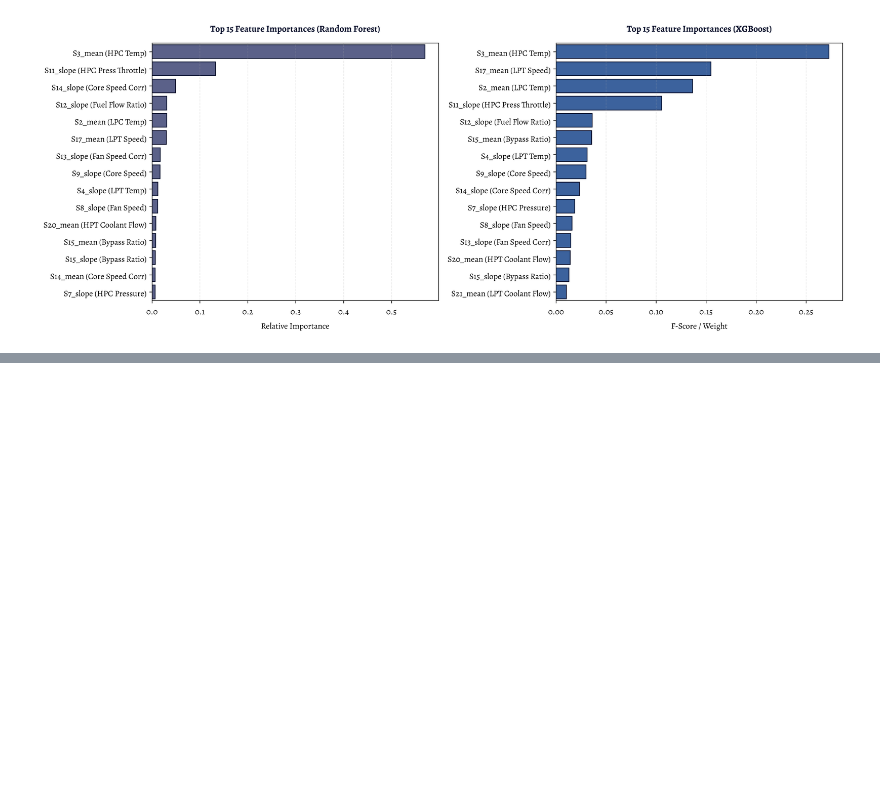
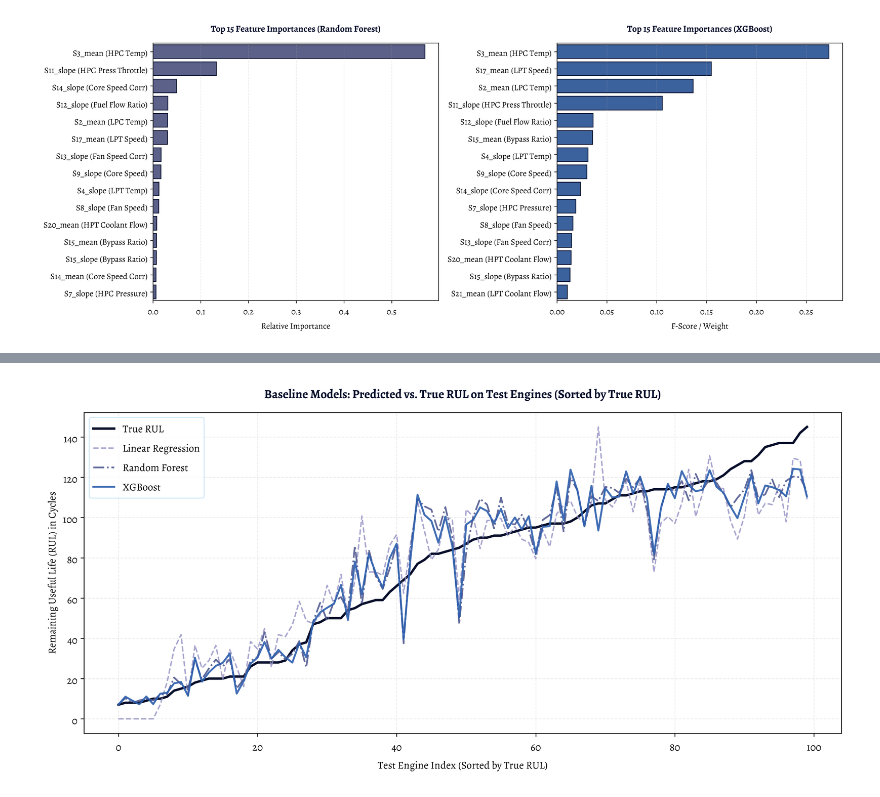
Before and after one commit to hamza-ihind/RulTurbine, a Jupyter notebook: notebooks/02_baseline_model.ipynb, the cells around one changed output, grey strips where cells are left out. Cells and saved outputs as stored; diff of their text form; code cells hidden in the pictures; blank space fills up the shorter version.

```diff
--- a/notebooks/02_baseline_model.ipynb
+++ b/notebooks/02_baseline_model.ipynb
@@ -244,0 +243,24 @@ In the next notebook (**03_deep_model.ipynb**), we will build a deep LSTM sequen
+# %%
+plt.figure(figsize=(12, 6), dpi=300)
+
+# Sort test engines by true RUL
+sort_idx = np.argsort(y_test)
+sorted_true = y_test[sort_idx]
+sorted_lr = lr_pred_test[sort_idx]
+sorted_rf = rf_pred_test[sort_idx]
+sorted_xgb = xgb_pred_test[sort_idx]
+
+plt.plot(sorted_true, label='True RUL', color='#070F2B', linewidth=2.5, linestyle='-')
+plt.plot(sorted_lr, label='Linear Regression', color='#9290C3', linewidth=1.5, alpha=0.8, linestyle='--')
+plt.plot(sorted_rf, label='Random Forest', color='#535C91', linewidth=1.8, alpha=0.9, linestyle='-.')
+plt.plot(sorted_xgb, label='XGBoost', color='#2C5EAD', linewidth=2.0, alpha=0.9)
+
+plt.title('Baseline Models: Predicted vs. True RUL on Test Engines (Sorted by True RUL)', fontsize=13, fontweight='bold', pad=15, color='#070F2B')
+plt.xlabel('Test Engine Index (Sorted by True RUL)', fontsize=11)
+plt.ylabel('Remaining Useful Life (RUL) in Cycles', fontsize=11)
+plt.legend(frameon=True, facecolor='white', edgecolor='#C4E2F5')
+plt.tight_layout()
+plt.savefig('../figures/baseline_predictions_comparison.png')
+plt.show()
+# %% [output]
+[figure, added]
```
Also changed, not shown: parts of 5 cells of this notebook, 4 other files.
